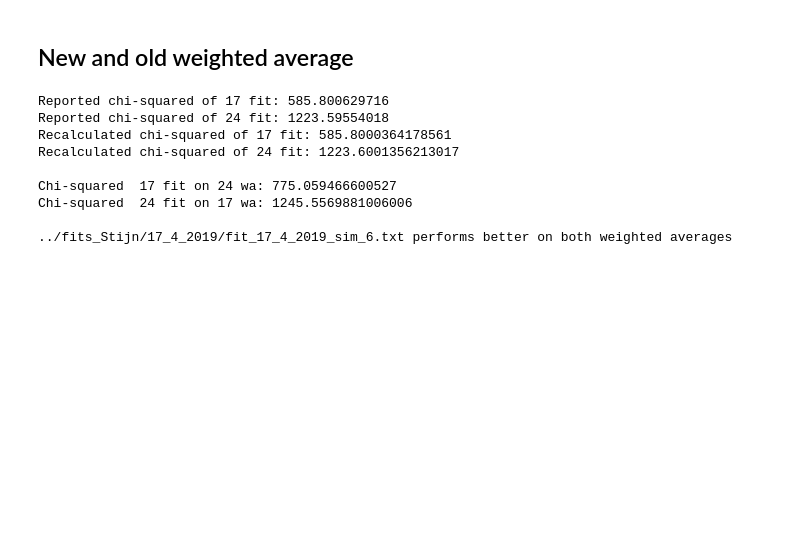
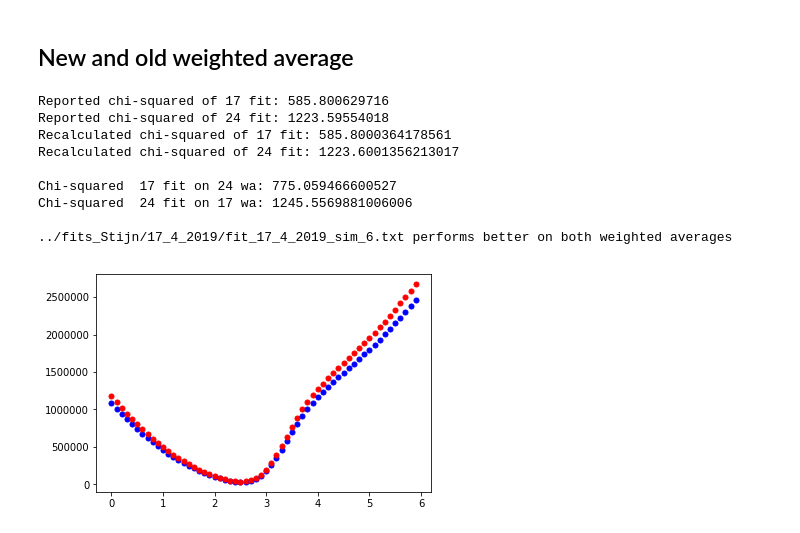
Before and after one commit to martin-depken/Energy-Landscape, a Jupyter notebook: predict_pclv_Stijn/correlation and chi squared of weighted average.ipynb, the cells around one changed output. Saved outputs shown, nothing was run; the diff lists cells and outputs as text; code cells hidden in the pictures; blank space fills up the shorter version.

```diff
--- a/predict_pclv_Stijn/correlation and chi squared of weighted average.ipynb
+++ b/predict_pclv_Stijn/correlation and chi squared of weighted average.ipynb
@@ -202,3 +202,25 @@ Chi-squared  17 fit on 24 wa: 775.059466600527
 Chi-squared  24 fit on 17 wa: 1245.5569881006006
 
 ../fits_Stijn/17_4_2019/fit_17_4_2019_sim_6.txt performs better on both weighted averages
+# %%
+plt.figure()
+chi_trace_old = []
+chi_trace_new = []
+for j in np.arange(0,6,0.1):
+    final_par_old[-2] = j
+
+    chi_old2 = 0.
+    for i in range(len(xdata)):
+        chi_old2 = chi_old2 + clv.calc_chi_squared(final_par_old,xdata[i],ydataoldwa[i],yerroldwa[i],chi_weights,20,model_ID)
+
+    chi_oldnew = 0.
+    for i in range(len(xdata)):
+        chi_oldnew = chi_oldnew + clv.calc_chi_squared(final_par_old,xdata[i],ydatanewwa[i],yerrnewwa[i],chi_weights,20,model_ID)
+
+    chi_trace_old.append(chi_old2)
+    chi_trace_new.append(chi_oldnew)
+
+    plt.plot(j,chi_old2,'b',marker='o',markersize=5)
+    plt.plot(j,chi_oldnew,'r',marker='o',markersize=5)
+# %% [output]
+[figure, added]
```
Also changed, not shown: parts of 3 cells of this notebook.
